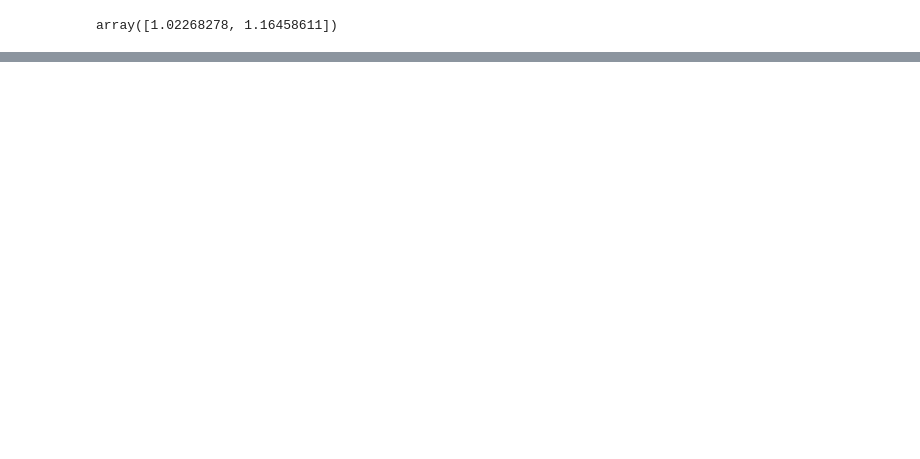
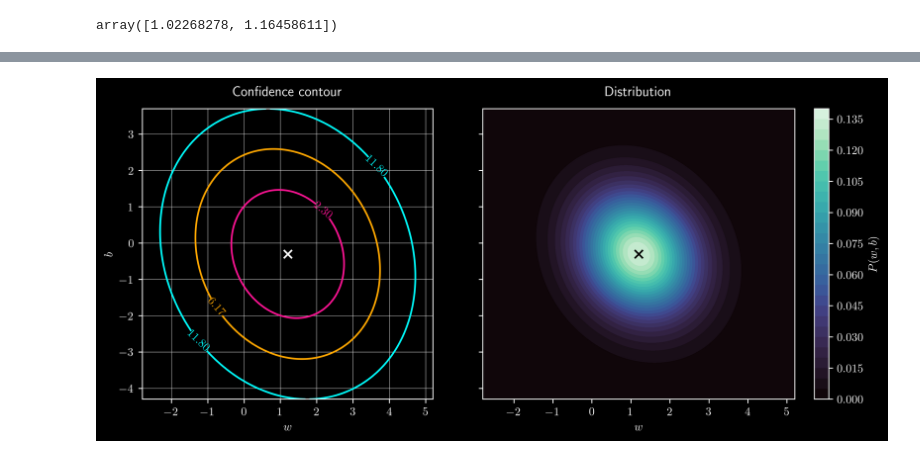
Before and after one commit to ValeriaTorresG/fisher_info, a Jupyter notebook: intro.ipynb, the cells around one changed output, grey strips where cells are left out. Cells and saved outputs as stored; diff of their text form; code cells hidden in the pictures; blank space fills up the shorter version.

Commit message:
add contours/dist

```diff
--- a/intro.ipynb
+++ b/intro.ipynb
@@ -68,0 +112,34 @@ array([1.02268278, 1.16458611])
+# %%
+dw = W - mu[0]
+db = B - mu[1]
+# %%
+Z = (inv_cov[0,0] * dw**2 + 2 * inv_cov[0,1] * dw * db + inv_cov[1,1] * db**2)
+# %%
+det_cov = np.linalg.det(cov_approx)
+# %%
+P = np.exp(-0.5 * Z) / (2 * np.pi * np.sqrt(det_cov))
+# %%
+fig, axes = plt.subplots(1,2, figsize=(12,4.5), sharex=True, sharey=True)
+fig.subplots_adjust(wspace=0)
+
+axes[0].set_title('Confidence contour', y=1.02)
+cs = axes[0].contour(W, B, Z, levels=[2.30, 6.17, 11.8],
+                colors=['deeppink', 'orange', 'cyan'],)
+axes[0].clabel(cs, inline=True, fontsize=10)
+axes[0].scatter(mu[0], mu[1], marker='x', s=50, c='white')
+axes[0].set_xlabel('$w$')
+axes[0].set_ylabel('$b$')
+axes[0].grid(lw=0.3)
+axes[0].set_aspect(aspect='equal', adjustable='box')
+
+axes[1].set_title('Distribution', y=1.02)
+cf = axes[1].contourf(W, B, P, levels=30, cmap=cmap)
+axes[1].scatter(mu[0], mu[1], color='black', marker='x', s=50)
+axes[1].set_xlabel('$w$')
+# axes[1].set_ylabel('$b$')
+# axes[1].set_aspect(aspect='equal', adjustable='box')
+fig.colorbar(cf, ax=axes[1], label='$P(w,b)$')
+
+plt.show()
+# %% [output]
+[figure, added]
```
Also changed, not shown: parts of 17 cells of this notebook.
